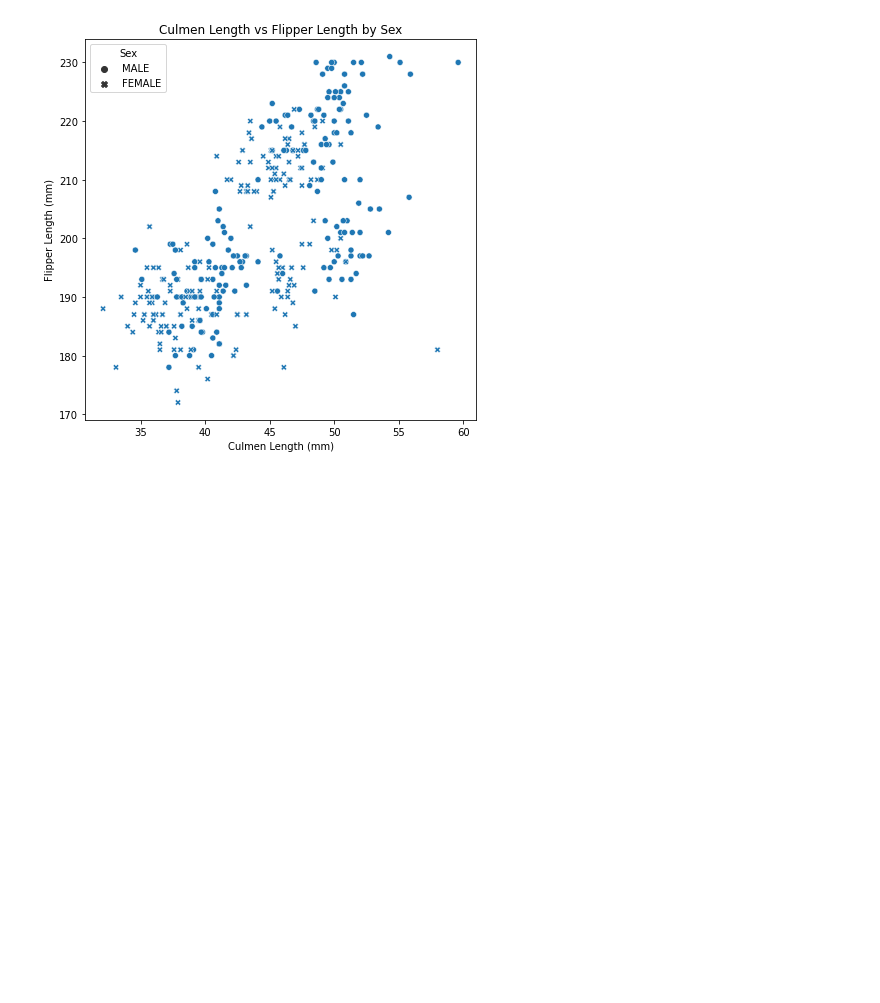
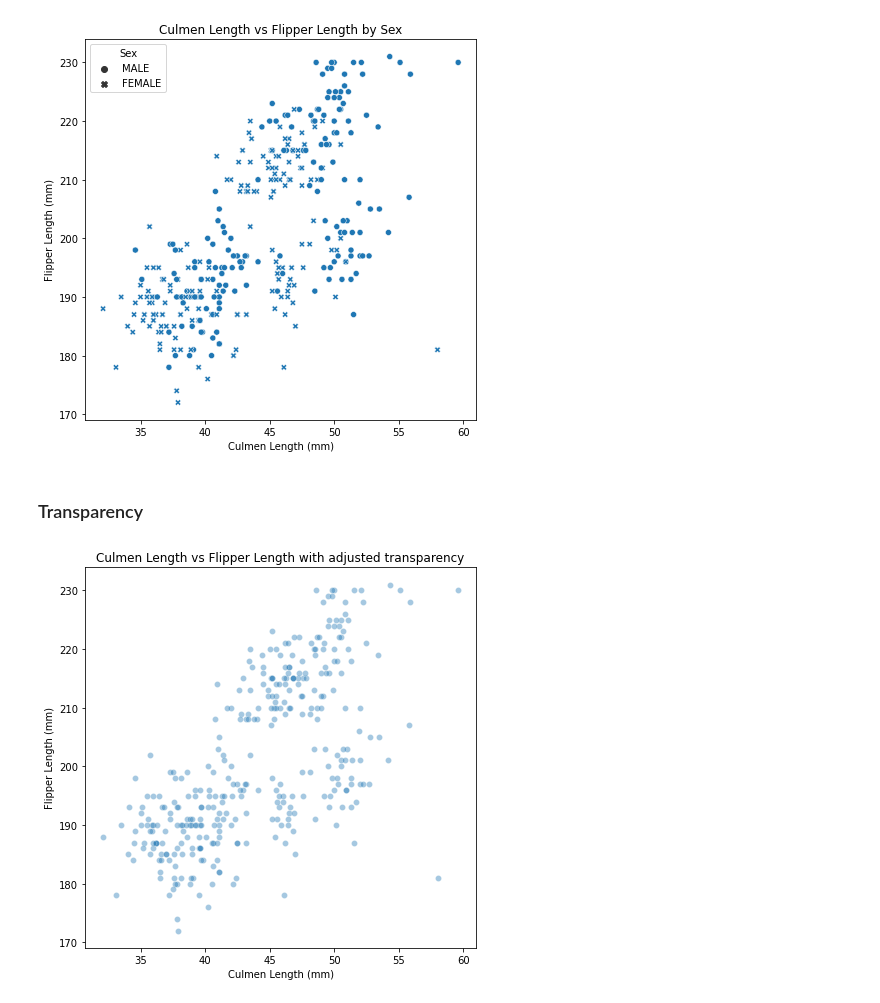
Before and after one commit to alexschillingfhnw/gdv, a Jupyter notebook: LO2.ipynb, the cells around one changed output. Saved outputs shown, nothing was run; the diff lists cells and outputs as text; code cells hidden in the pictures; blank space fills up the shorter version.

```diff
--- a/LO2.ipynb
+++ b/LO2.ipynb
@@ -110,3 +122,18 @@ plt.title("Culmen Length vs Flipper Length by Sex")
 plt.show()
 # %% [output]
 [figure]
+# %% [markdown]
+### Transparency
+# %%
+plt.figure(figsize=(7,7))
+
+sns.scatterplot(
+    data = df_penguins,
+    x = "Culmen Length (mm)",
+    y = "Flipper Length (mm)",
+    alpha = 0.4
+)
+plt.title("Culmen Length vs Flipper Length with adjusted transparency")
+plt.show()
+# %% [output]
+[figure, added]
```
Also changed, not shown: parts of 11 cells of this notebook.
